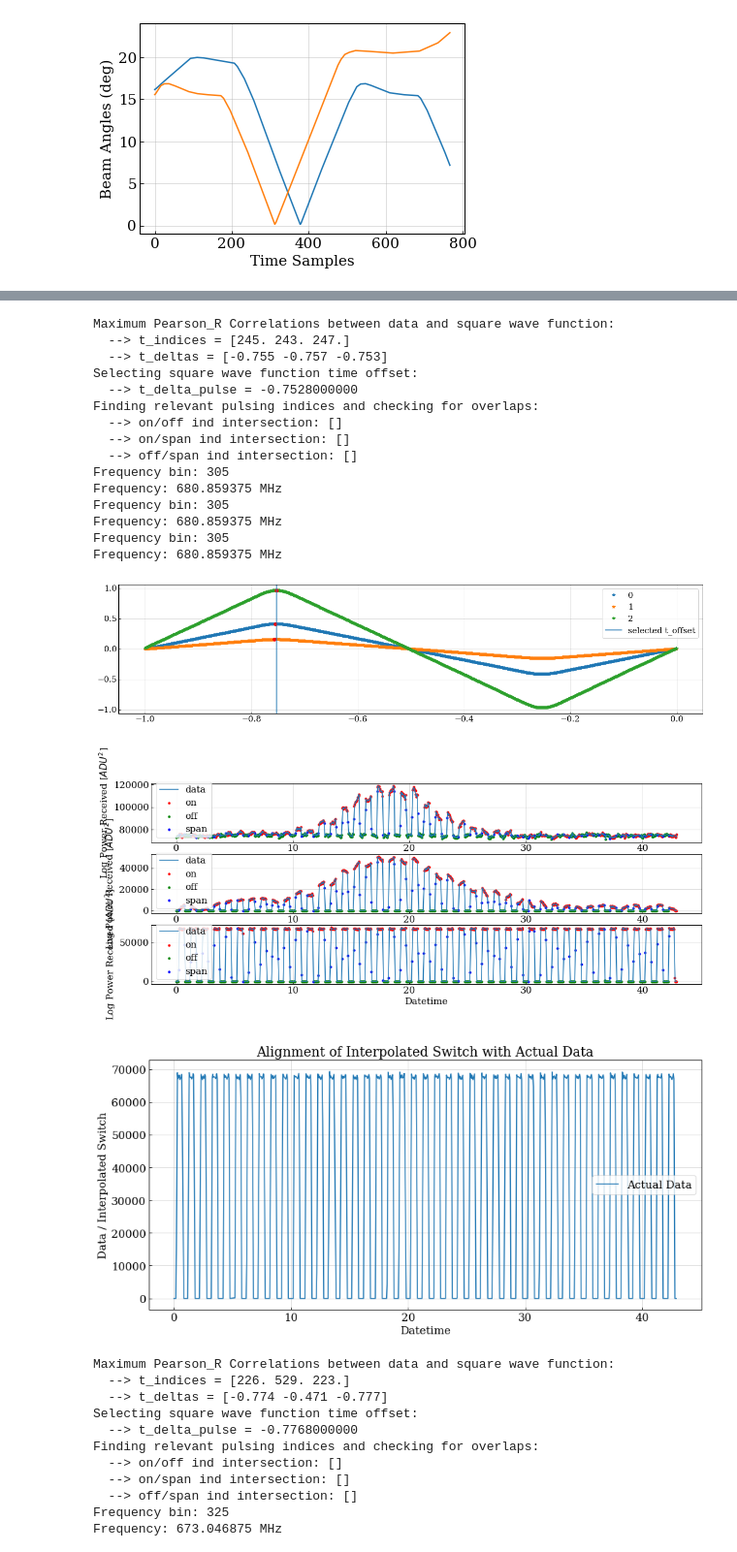
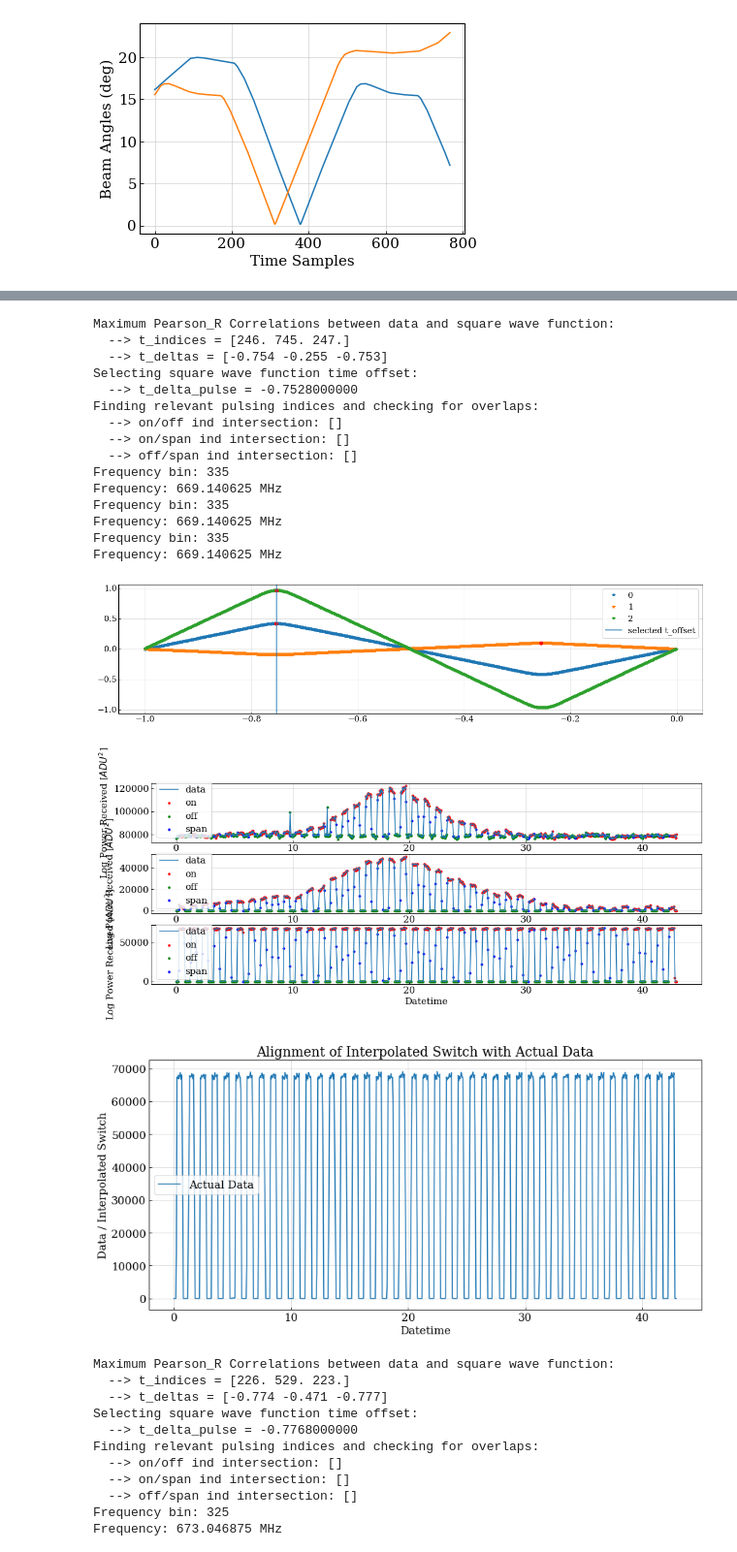
Before and after one commit to WVURAIL/DigitalNoiseSource, a Jupyter notebook: data_analysis_notebooks/drone_publications_plots.ipynb, the cells around one changed output, grey strips where cells are left out. Shown at 97% size. Saved outputs shown, nothing was run; the diff lists cells and outputs as text; code cells hidden in the pictures.

```diff
--- a/data_analysis_notebooks/drone_publications_plots.ipynb
+++ b/data_analysis_notebooks/drone_publications_plots.ipynb
@@ -683,26 +772,26 @@ def Extract_Source_Pulses_pub(self,f_ind):
 
         return self.inds_on, self.inds_off, self.inds_span
 # %%
-inds_on, inds_off, inds_span=Extract_Source_Pulses_pub(corr_data, f_ind=305)
+inds_on, inds_off, inds_span=Extract_Source_Pulses_pub(corr_data, f_ind=335)
 # %% [output]
 Maximum Pearson_R Correlations between data and square wave function:
-  --> t_indices = [245. 243. 247.]
-  --> t_deltas = [-0.755 -0.757 -0.753]
+  --> t_indices = [246. 745. 247.]
+  --> t_deltas = [-0.754 -0.255 -0.753]
 Selecting square wave function time offset:
   --> t_delta_pulse = -0.7528000000
 Finding relevant pulsing indices and checking for overlaps:
   --> on/off ind intersection: []
   --> on/span ind intersection: []
   --> off/span ind intersection: []
-Frequency bin: 305
-Frequency: 680.859375 MHz
-Frequency bin: 305
-Frequency: 680.859375 MHz
-Frequency bin: 305
-Frequency: 680.859375 MHz
+Frequency bin: 335
+Frequency: 669.140625 MHz
+Frequency bin: 335
+Frequency: 669.140625 MHz
+Frequency bin: 335
+Frequency: 669.140625 MHz
-[figure, old version]
+[figure, new version]
-[figure, old version]
+[figure, new version]
-[figure, old version]
+[figure, new version]
 # %%
 ## for two beam passes
 
```
Also changed, not shown: parts of 49 cells of this notebook.
